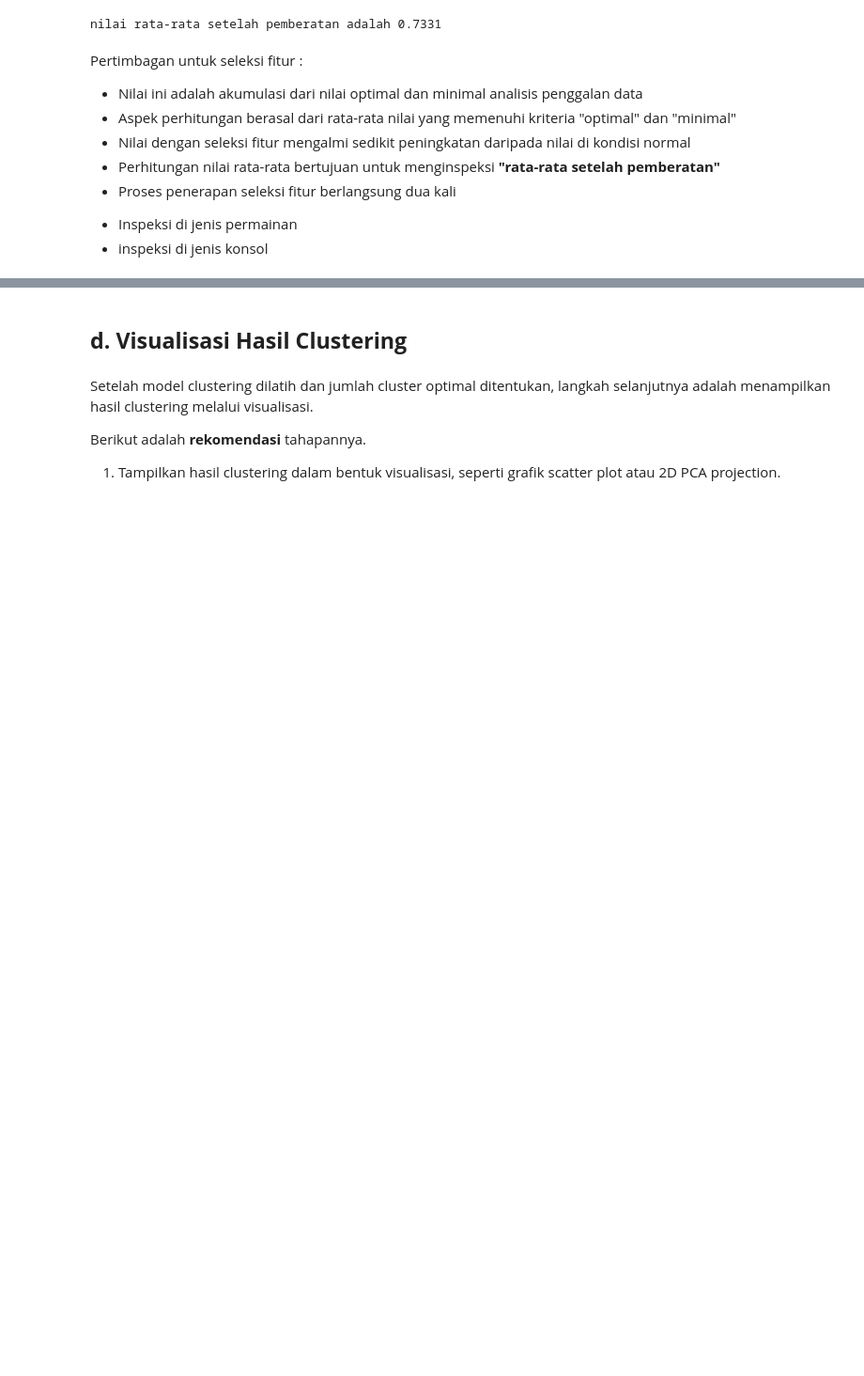
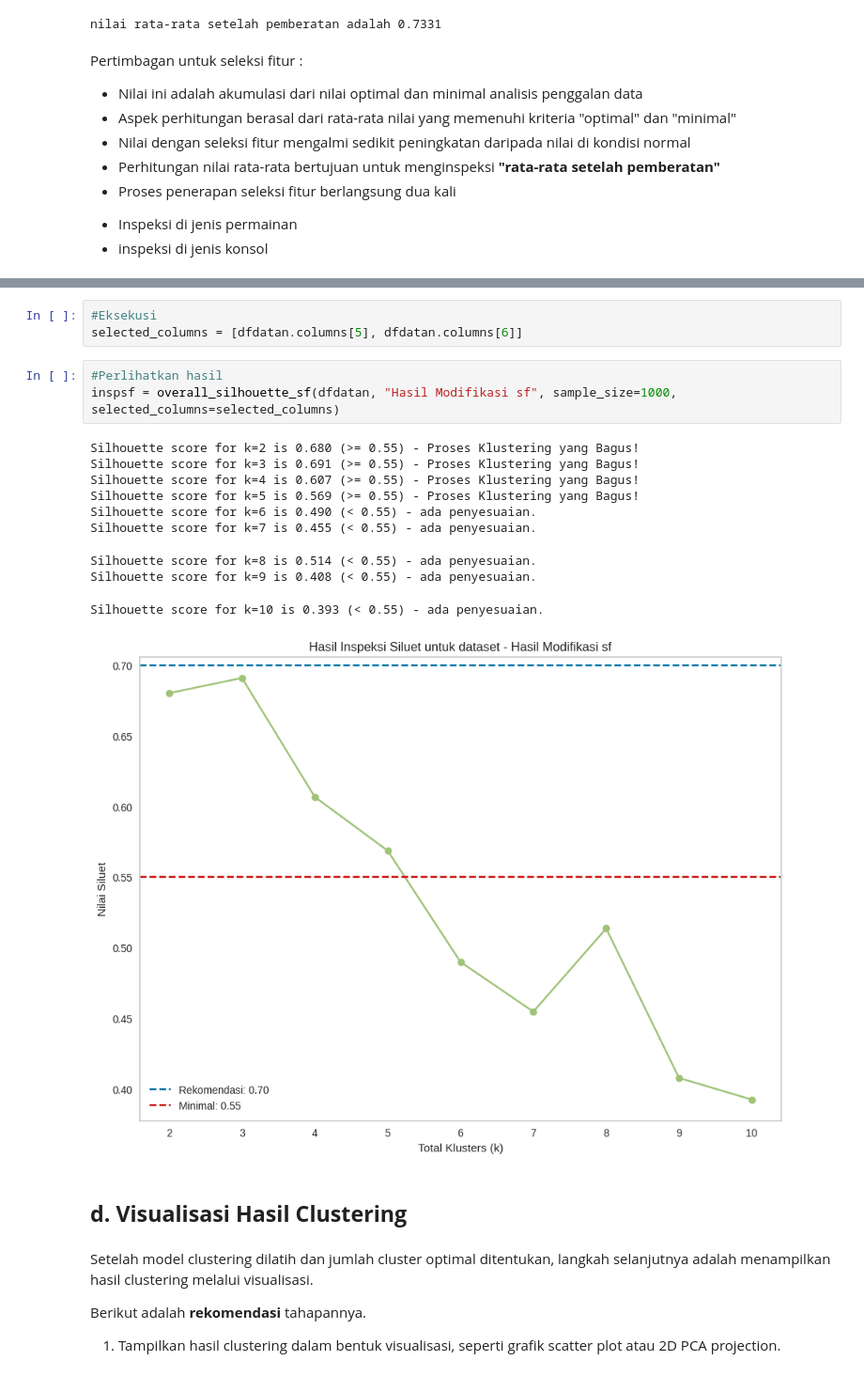
Before and after one commit to DGkurnia/cnkproject, a Jupyter notebook: BMLP_Derfansyah_Guswiranata_Kurnia_clus_ii.ipynb, the cells around one changed output, grey strips where cells are left out. Shown at 94% size. Cells and saved outputs as stored; diff of their text form; blank space fills up the shorter version.

```diff
--- a/BMLP_Derfansyah_Guswiranata_Kurnia_clus_ii.ipynb
+++ b/BMLP_Derfansyah_Guswiranata_Kurnia_clus_ii.ipynb
@@ -1292,3 +1372,20 @@ Pertimbagan untuk seleksi fitur :
+# %%
+#Eksekusi
+selected_columns = [dfdatan.columns[5], dfdatan.columns[6]]
+# %%
+#Perlihatkan hasil
+inspsf = overall_silhouette_sf(dfdatan, "Hasil Modifikasi sf", sample_size=1000, selected_columns=selected_columns)
+# %% [output]
+Silhouette score for k=2 is 0.680 (>= 0.55) - Proses Klustering yang Bagus!
+Silhouette score for k=3 is 0.691 (>= 0.55) - Proses Klustering yang Bagus!
+Silhouette score for k=4 is 0.607 (>= 0.55) - Proses Klustering yang Bagus!
+Silhouette score for k=5 is 0.569 (>= 0.55) - Proses Klustering yang Bagus!
+Silhouette score for k=6 is 0.490 (< 0.55) - ada penyesuaian.
+Silhouette score for k=7 is 0.455 (< 0.55) - ada penyesuaian.
+Silhouette score for k=8 is 0.514 (< 0.55) - ada penyesuaian.
+Silhouette score for k=9 is 0.408 (< 0.55) - ada penyesuaian.
+Silhouette score for k=10 is 0.393 (< 0.55) - ada penyesuaian.
+[figure, added]
 # %% [markdown]
 ## **d. Visualisasi Hasil Clustering**
 # %% [markdown]
```
Also changed, not shown: parts of 17 cells of this notebook.
